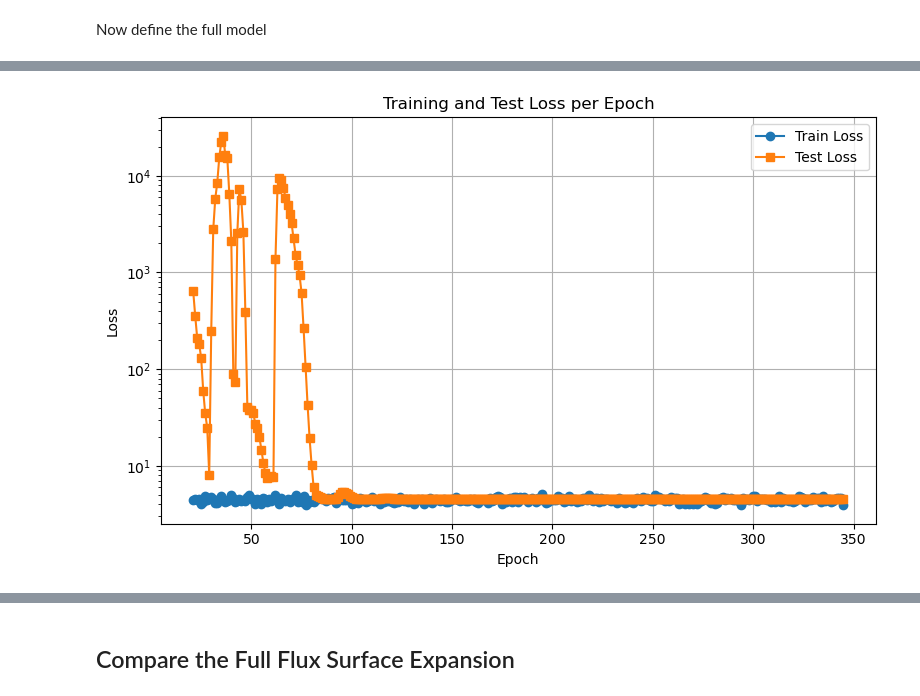
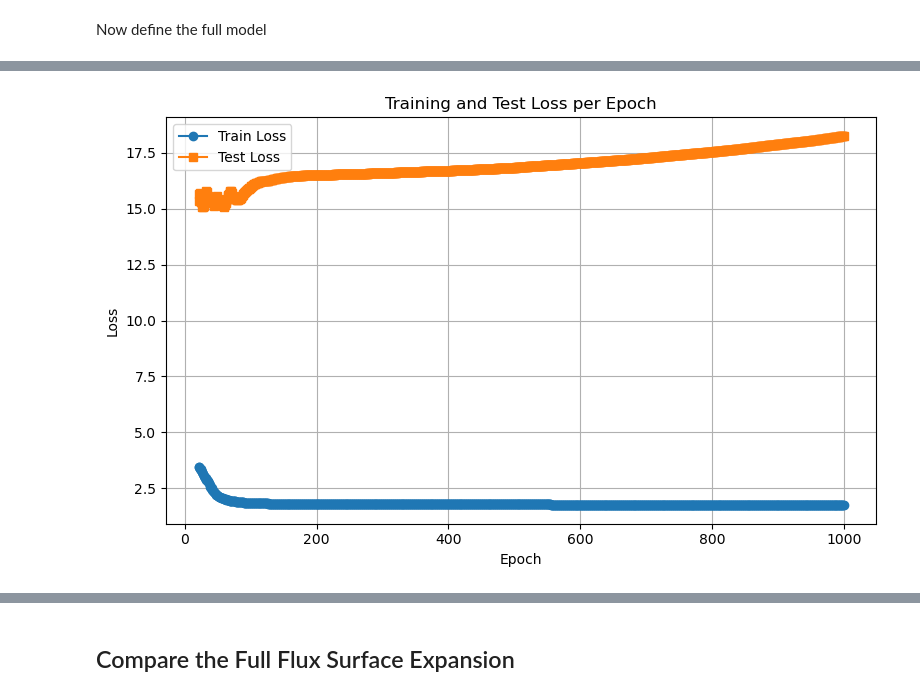
Before and after one commit to mlouis9/pincell_moment_utils, a Jupyter notebook: ml_model/new_equivariant_model.ipynb, the cells around one changed output, grey strips where cells are left out. Drawn from its saved outputs; the diff is of its cells as text; code cells hidden in the pictures.

```diff
--- a/ml_model/new_equivariant_model.ipynb
+++ b/ml_model/new_equivariant_model.ipynb
@@ -797,13 +740,3 @@ plt.show()
-# %%
-mse = nn.MSELoss()
-
-def compute_loss(pred, Y_flux, Y_pow, Y_keff, Y_wts):
-    return (
-        mse(pred['flux'], Y_flux) +
-        mse(pred['pow'], Y_pow) +
-        mse(pred['keff'], Y_keff) +
-        mse(pred['wts'], Y_wts)
-    )
 # %%
 from sklearn.preprocessing import StandardScaler
 from sklearn.model_selection import train_test_split
@@ -925,7 +863,8 @@ from tqdm import tqdm
 epochs = 1000
 steps_per_epoch = len(train_loader)
 
-optimizer = torch.optim.AdamW(model.parameters(), lr=1e-2)
+optimizer = torch.optim.AdamW(model.parameters(), lr=3e-4, weight_decay=1e-4)
+
 # schedule = torch.optim.lr_scheduler.CosineAnnealingLR(
 #     optimizer,
 #     T_max=1000,
@@ -944,10 +883,24 @@ scheduler = torch.optim.lr_scheduler.ReduceLROnPlateau(
     optimizer,
     mode='min',              # or 'max'
     factor=0.5,              # new_lr = lr * factor
-    patience=5,              # wait 5 epochs before reducing
+    patience=20,              # wait 5 epochs before reducing
     threshold=1e-4,          # minimum change to count as improvement
     min_lr=1e-6,             # don’t go lower than this
 )
+
+mse = nn.MSELoss(reduction="mean")
+
+def head_mse(p, t):
+    return mse(p.view(p.size(0), -1), t.view(t.size(0), -1))
+
+def compute_loss(pred, Y_flux, Y_pow, Y_keff, Y_wts):
+    return (
+        head_mse(pred['flux'], Y_flux),
+        head_mse(pred['pow'], Y_pow),
+        head_mse(pred['keff'], Y_keff),
+        head_mse(pred['wts'], Y_wts)
+    )
+
 progress_bar = tqdm(range(epochs), desc="Training", position=0)
 
 train_losses = []
@@ -964,7 +917,8 @@ for epoch in progress_bar:
         Y_wts_batch  = Y_wts_batch.to(device)
 
         pred = model(X_flux_batch, X_wts_batch)
-        loss = compute_loss(pred, Y_flux_batch, Y_pow_batch, Y_keff_batch, Y_wts_batch)
+        flux_loss_train, pow_loss_train, keff_loss_train, wts_loss_train = compute_loss(pred, Y_flux_batch, Y_pow_batch, Y_keff_batch, Y_wts_batch)
+        loss = flux_loss_train + pow_loss_train + keff_loss_train + wts_loss_train
 
         optimizer.zero_grad()
         loss.backward()
@@ -981,12 +935,14 @@ for epoch in progress_bar:
             Y_wts_test  = Y_wts_test.to(device)
 
             pred_test = model(X_flux_test, X_wts_test)
-            test_loss = compute_loss(pred_test, Y_flux_test, Y_pow_test, Y_keff_test, Y_wts_test)
+            flux_loss_test, pow_loss_test, keff_loss_test, wts_loss_test = compute_loss(pred_test, Y_flux_test, Y_pow_test, Y_keff_test, Y_wts_test)
+            test_loss = flux_loss_test + pow_loss_test + keff_loss_test + wts_loss_test
 
     train_losses.append(loss.item())
     test_losses.append(test_loss.item())
     scheduler.step(test_loss.item())
-    progress_bar.set_description(f"Epoch {epoch}/{epochs}: Train Loss = {loss.item():.4f} | Test Loss = {test_loss.item():.4f}")
+    progress_bar.set_description(f"Epoch {epoch}/{epochs}: Train Loss = {loss.item():.4f} Flux = {flux_loss_train:.4f} "
+                                 f"Pow = {pow_loss_train:.4f} Keff = {keff_loss_train:.4f} Wts = {wts_loss_train:.4f} | Test Loss = {test_loss.item():.4f}")
 
 # === 8. Evaluate on test set ===
 model.eval()
@@ -1000,6 +956,7 @@ with torch.no_grad():
         Y_wts_test  = Y_wts_test.to(device)
 
         pred_test = model(X_flux_test, X_wts_test)
-        test_loss = compute_loss(pred_test, Y_flux_test, Y_pow_test, Y_keff_test, Y_wts_test)
+        flux_loss_test, pow_loss_test, keff_loss_test, wts_loss_test = compute_loss(pred_test, Y_flux_test, Y_pow_test, Y_keff_test, Y_wts_test)
+        test_loss = flux_loss_test + pow_loss_test + keff_loss_test + wts_loss_test
 
 print(f"Final Test Loss: {test_loss.item():.4f}")
@@ -1006,22 +965,22 @@ print(f"Final Test Loss: {test_loss.item():.4f}")
 # %%
 import matplotlib.pyplot as plt
 
 epochs = range(1, len(train_losses) + 1)
 
 # Skip the very large initial training error
 start_idx = 20
 plt.figure(figsize=(8, 5))
 plt.plot(epochs[start_idx:], train_losses[start_idx:], label='Train Loss', marker='o')
 plt.plot(epochs[start_idx:], test_losses[start_idx:], label='Test Loss', marker='s')
-plt.yscale('log')
+# plt.yscale('log')
 # plt.xscale('log')
 plt.xlabel('Epoch')
 plt.ylabel('Loss')
 plt.title('Training and Test Loss per Epoch')
 plt.legend()
 plt.grid()
 plt.tight_layout()
 plt.savefig("loss_curve.png", dpi=300)
 plt.show()
 # %% [output]
-[figure, old version]
+[figure, new version]
```
Also changed, not shown: parts of 33 cells of this notebook.
